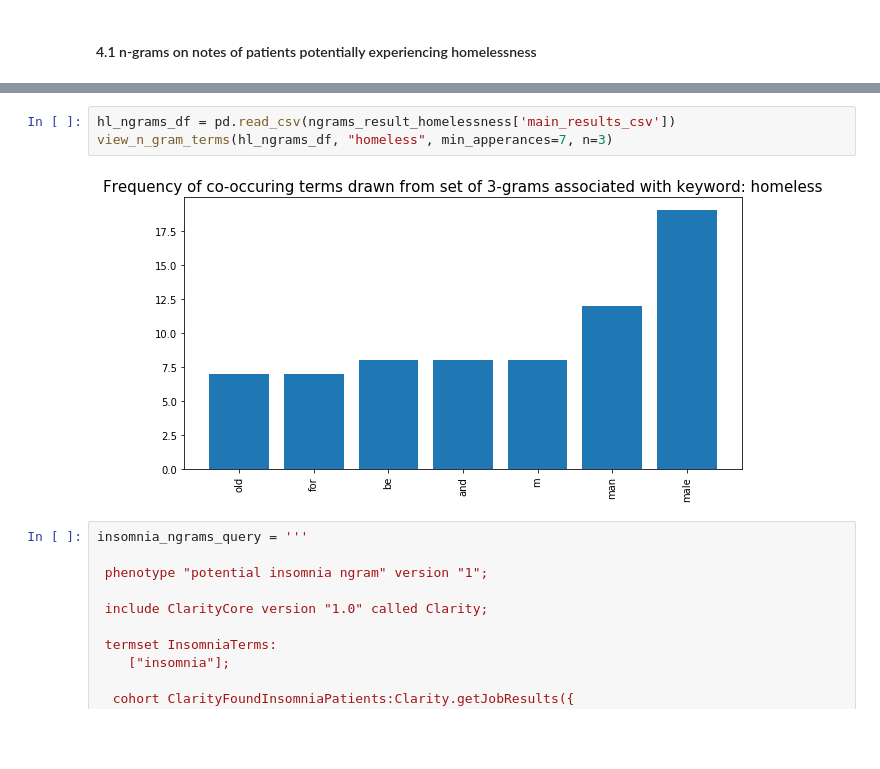
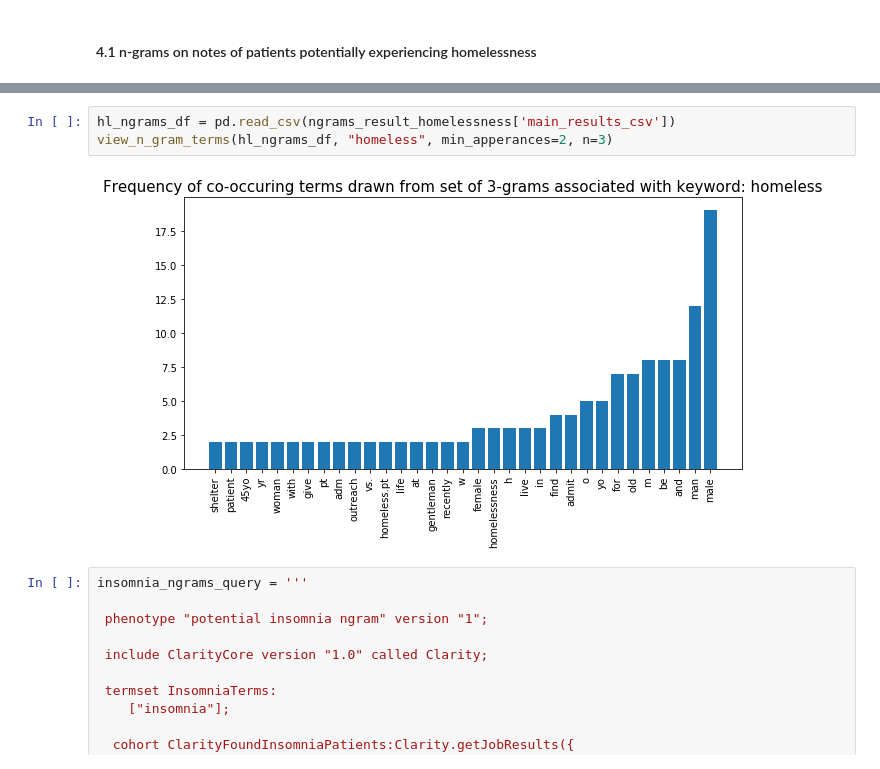
Before and after one commit to ClarityNLP/ClarityNLP, a Jupyter notebook: nlp/notebooks/cooking/Cooking_with_ClarityNLP_092618.ipynb, the cells around one changed output, grey strips where cells are left out. Cells and saved outputs as stored; diff of their text form; blank space fills up the shorter version.

```diff
--- a/nlp/notebooks/cooking/Cooking_with_ClarityNLP_092618.ipynb
+++ b/nlp/notebooks/cooking/Cooking_with_ClarityNLP_092618.ipynb
@@ -436,9 +432,9 @@ Job Successfully Submitted
 }
 # %%
 hl_ngrams_df = pd.read_csv(ngrams_result_homelessness['main_results_csv'])
-view_n_gram_terms(hl_ngrams_df, "homeless", min_apperances=7, n=3)
+view_n_gram_terms(hl_ngrams_df, "homeless", min_apperances=2, n=3)
 # %% [output]
-[figure, old version]
+[figure, new version]
 # %%
 insomnia_ngrams_query = '''
 
```
Also changed, not shown: parts of 23 cells of this notebook.
